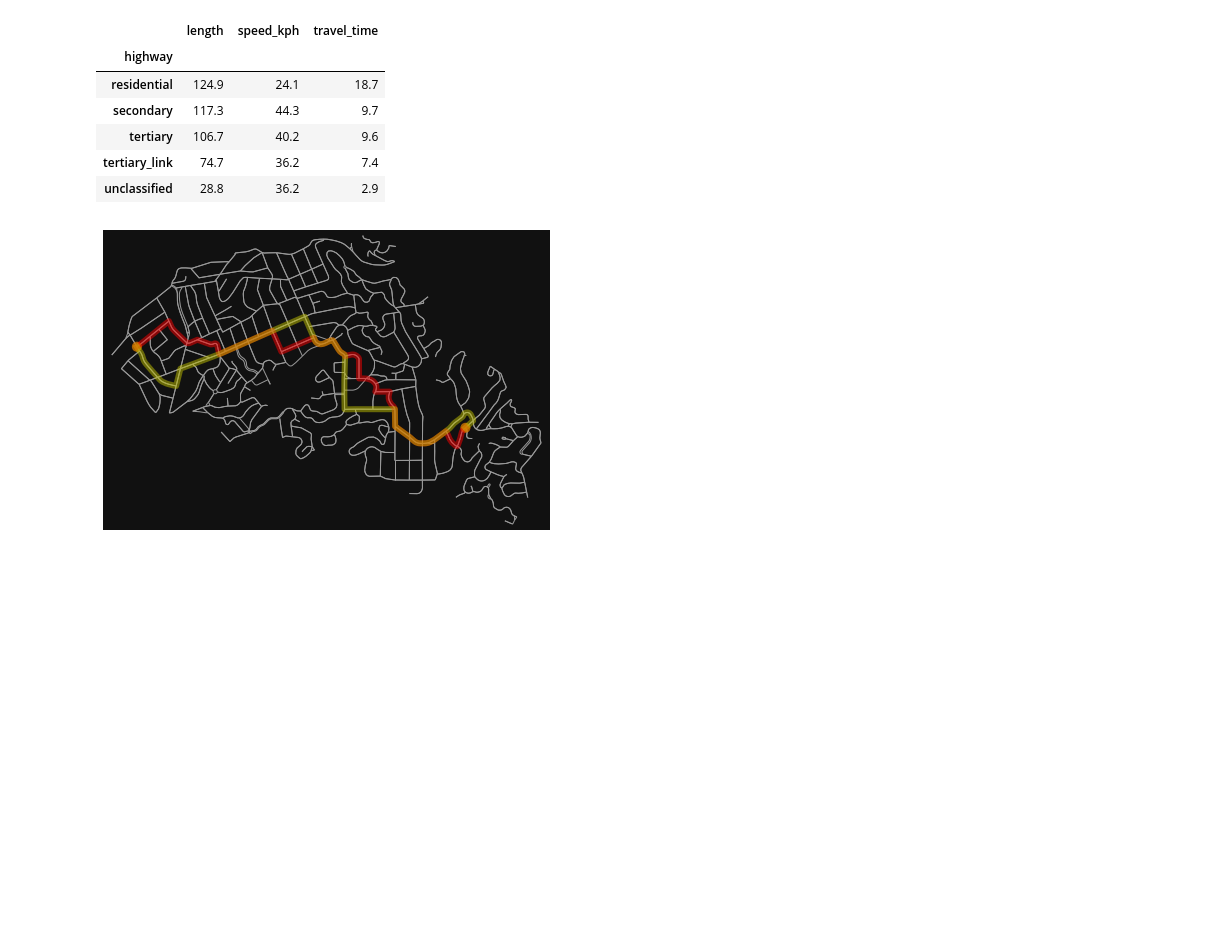
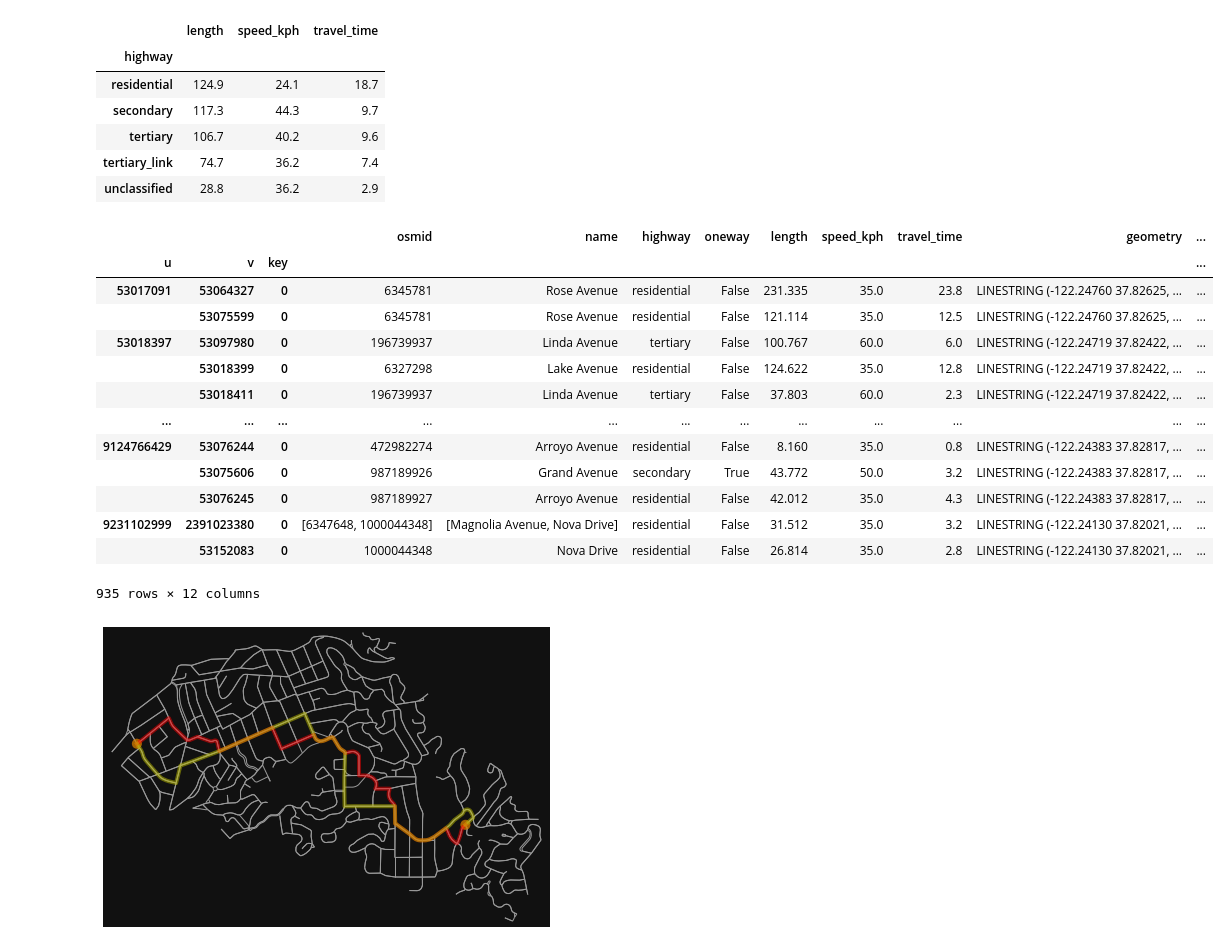
Before and after one commit to bj-liang/osmnx-examples, a Jupyter notebook: notebooks/02-routing-speed-time.ipynb, the cells around one changed output. Drawn from its saved outputs; the diff is of its cells as text; code cells hidden in the pictures; blank space fills up the shorter version.

```diff
--- a/notebooks/02-routing-speed-time.ipynb
+++ b/notebooks/02-routing-speed-time.ipynb
@@ -126,6 +133,24 @@ edges.groupby("highway")[["length", "speed_kph", "travel_time"]].mean().round(1)
 hwy_speeds = {"residential": 35, "secondary": 50, "tertiary": 60}
 G = ox.add_edge_speeds(G, hwy_speeds)
 G = ox.add_edge_travel_times(G)
+# %%
+edges = ox.graph_to_gdfs(G, nodes=False)
+edges
+# %% [output]
+|  |  |  | osmid | name | highway | oneway | length | speed_kph | travel_time | geometry | ... |
+| u | v | key |  |  |  |  |  |  |  |  | ... |
+| 53017091 | 53064327 | 0 | 6345781 | Rose Avenue | residential | False | 231.335 | 35.0 | 23.8 | LINESTRING (-122.24760 37.82625, ... | ... |
+|  | 53075599 | 0 | 6345781 | Rose Avenue | residential | False | 121.114 | 35.0 | 12.5 | LINESTRING (-122.24760 37.82625, ... | ... |
+| 53018397 | 53097980 | 0 | 196739937 | Linda Avenue | tertiary | False | 100.767 | 60.0 | 6.0 | LINESTRING (-122.24719 37.82422, ... | ... |
+|  | 53018399 | 0 | 6327298 | Lake Avenue | residential | False | 124.622 | 35.0 | 12.8 | LINESTRING (-122.24719 37.82422, ... | ... |
+|  | 53018411 | 0 | 196739937 | Linda Avenue | tertiary | False | 37.803 | 60.0 | 2.3 | LINESTRING (-122.24719 37.82422, ... | ... |
+| ... | ... | ... | ... | ... | ... | ... | ... | ... | ... | ... | ... |
+| 9124766429 | 53076244 | 0 | 472982274 | Arroyo Avenue | residential | False | 8.160 | 35.0 | 0.8 | LINESTRING (-122.24383 37.82817, ... | ... |
+|  | 53075606 | 0 | 987189926 | Grand Avenue | secondary | True | 43.772 | 50.0 | 3.2 | LINESTRING (-122.24383 37.82817, ... | ... |
+|  | 53076245 | 0 | 987189927 | Arroyo Avenue | residential | False | 42.012 | 35.0 | 4.3 | LINESTRING (-122.24383 37.82817, ... | ... |
+| 9231102999 | 2391023380 | 0 | [6347648, 1000044348] | [Magnolia Avenue, Nova Drive] | residential | False | 31.512 | 35.0 | 3.2 | LINESTRING (-122.24130 37.82021, ... | ... |
+|  | 53152083 | 0 | 1000044348 | Nova Drive | residential | False | 26.814 | 35.0 | 2.8 | LINESTRING (-122.24130 37.82021, ... | ... |
+935 rows × 12 columns
 # %%
 # calculate two routes by minimizing travel distance vs travel time
 orig = list(G)[1]
```
Also changed, not shown: parts of 11 cells of this notebook.
